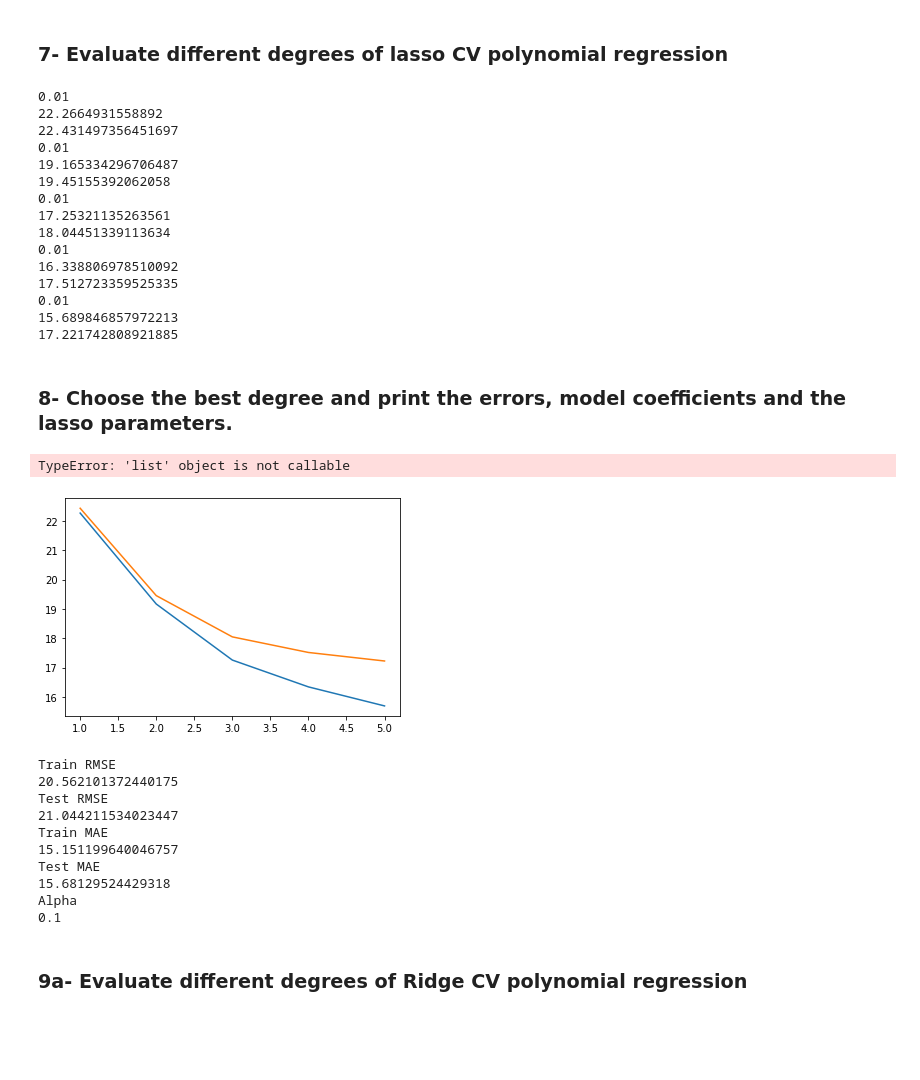
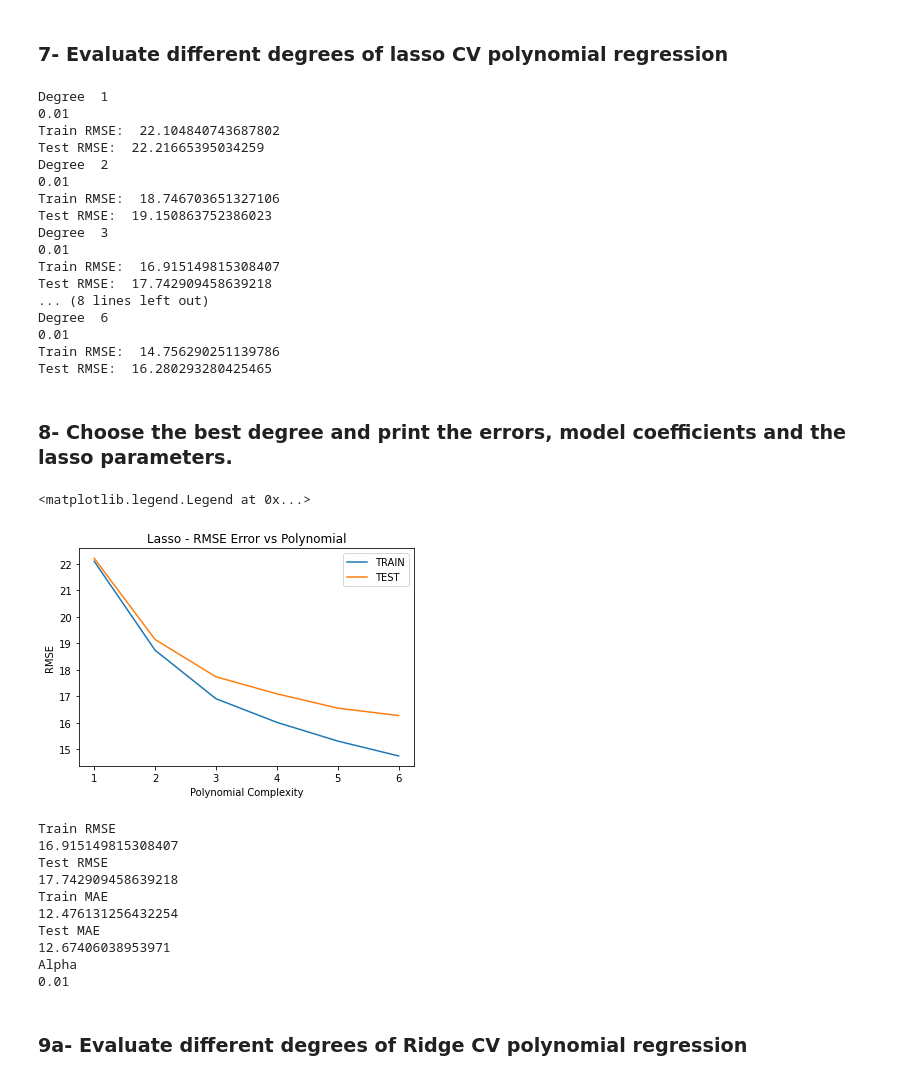
Before and after one commit to allaaamr/ML-Assignment-1, a Jupyter notebook: Assignment1_Polynomial_Regression.ipynb, the cells around one changed output. Drawn from its saved outputs; the diff is of its cells as text; code cells hidden in the pictures; blank space fills up the shorter version.

```diff
--- a/Assignment1_Polynomial_Regression.ipynb
+++ b/Assignment1_Polynomial_Regression.ipynb
@@ -119,2 +71,0 @@ dtype: float64
-# %%
-df['NO2(GT)']= df.groupby('Date')['NO2(GT)'].transform(lambda val: val.fillna(val.mean()))
@@ -150,3 +71,0 @@ sns.heatmap(corr)
-# %%
-
-df = df.drop(['PT08.S3(NOx)'], axis = 1)
@@ -197,8 +198,9 @@ lasso_train_mae_errors = []
 lasso_test_mae_errors = []
 lasso_alphas = []
 
-for d in range(1,6):
+for d in range(1,7):
 
+    print("Degree ", d)
     # CREATE POLY DATA SET FOR DEGREE "d"
     polynomial_converter = PolynomialFeatures(degree=d,include_bias=False)
     poly_features = polynomial_converter.fit_transform(X)
@@ -212,7 +214,7 @@ for d in range(1,6):
     X_test = scaler.transform(X_test)
 
     # TRAIN ON THIS NEW POLY SET
-    lasso_cv_model = LassoCV(alphas=(0.01, 0.1, 1.0, 10))
+    lasso_cv_model = LassoCV(alphas=(0.01, 0.1, 1.0, 10), tol='0.01')
     lasso_cv_model.fit(X_train,y_train)
     print(lasso_cv_model.alpha_)
     lasso_alphas.append(lasso_cv_model.alpha_)
@@ -234,8 +236,8 @@ for d in range(1,6):
 
     # Append errors to lists for plotting later
 
-    print(train_RMSE)
-    print(test_RMSE)
+    print("Train RMSE: ", train_RMSE)
+    print("Test RMSE: ",test_RMSE)
     lasso_train_rmse_errors.append(train_RMSE)
     lasso_train_mse_errors.append(train_MSE)
     lasso_train_mae_errors.append(train_MAE)
@@ -244,59 +246,61 @@ for d in range(1,6):
     lasso_test_rmse_errors.append(test_RMSE)
     lasso_test_mse_errors.append(test_MSE)
 # %% [output]
+Degree  1
 0.01
-22.2664931558892
-22.431497356451697
+Train RMSE:  22.104840743687802
+Test RMSE:  22.21665395034259
+Degree  2
 0.01
-19.165334296706487
-19.45155392062058
+Train RMSE:  18.746703651327106
+Test RMSE:  19.150863752386023
+Degree  3
 0.01
-17.25321135263561
-18.04451339113634
+Train RMSE:  16.915149815308407
+Test RMSE:  17.742909458639218
+... (8 lines left out)
+Degree  6
 0.01
-16.338806978510092
-17.512723359525335
-0.01
-15.689846857972213
-17.221742808921885
+Train RMSE:  14.756290251139786
+Test RMSE:  16.280293280425465
 # %% [markdown]
 ### 8- Choose the best degree and print the errors, model coefficients and the lasso parameters.
 # %%
-plt.plot(range(1,6),lasso_train_rmse_errors,label='TRAIN')
-plt.plot(range(1,6),lasso_test_rmse_errors,label='TEST')
+plt.plot(range(1,7),lasso_train_rmse_errors,label='TRAIN')
+plt.plot(range(1,7),lasso_test_rmse_errors,label='TEST')
 plt.xlabel("Polynomial Complexity")
 plt.ylabel("RMSE")
+plt.title("Lasso - RMSE Error vs Polynomial")
+plt.xticks([1,2,3,4,5, 6])
 plt.legend()
-# plt.title("Lasso - RMSE Error vs Polynomial")
-# plt.xticks([1,2,3,4,5])
 # %% [output]
-TypeError: 'list' object is not callable
+<matplotlib.legend.Legend at 0x...>
-[figure, old version]
+[figure, new version]
 # %%
-#Best degree is degree 6
+# Degree 3 will be chosen since higher degrees are showing a gap between the training set & test set (overfitting)
 print("Train RMSE")
-print(lasso_train_rmse_errors[5])
+print(lasso_train_rmse_errors[2])
 print("Test RMSE")
-print(lasso_test_rmse_errors[5])
+print(lasso_test_rmse_errors[2])
 
 print("Train MAE")
-print(lasso_train_mae_errors[5])
+print(lasso_train_mae_errors[2])
 print("Test MAE")
-print(lasso_test_mae_errors[5])
+print(lasso_test_mae_errors[2])
 
 print("Alpha")
-print(lasso_alphas[5])
+print(lasso_alphas[2])
 # %% [output]
 Train RMSE
-20.562101372440175
+16.915149815308407
 Test RMSE
-21.044211534023447
+17.742909458639218
 Train MAE
-15.151199640046757
+12.476131256432254
 Test MAE
-15.68129524429318
+12.67406038953971
 Alpha
-0.1
+0.01
 # %% [markdown]
 ### 9a- Evaluate different degrees of Ridge CV polynomial regression
 # %%
```
Also changed, not shown: parts of 22 cells of this notebook.
